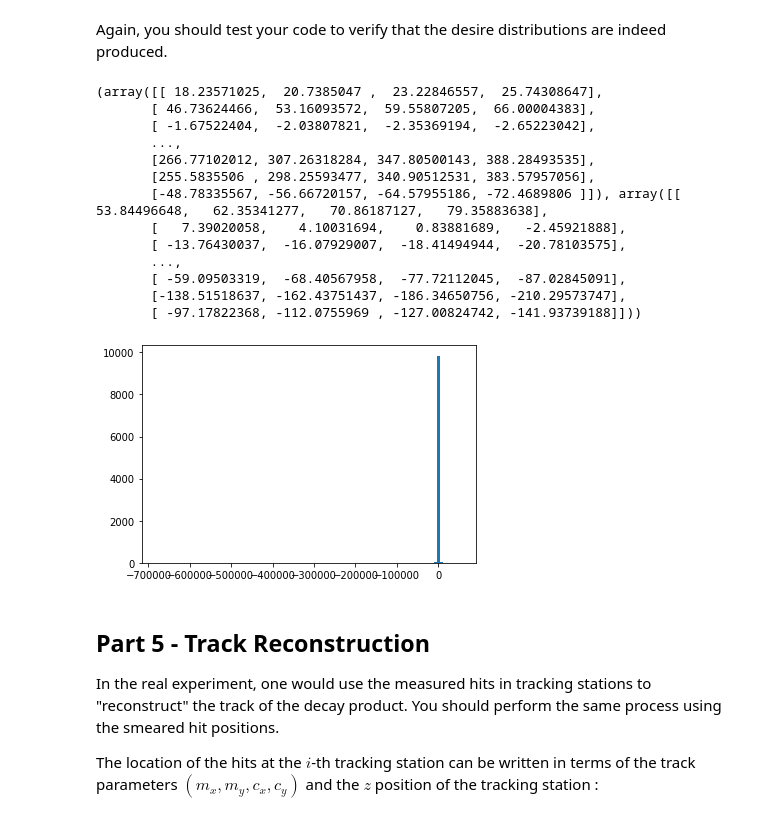
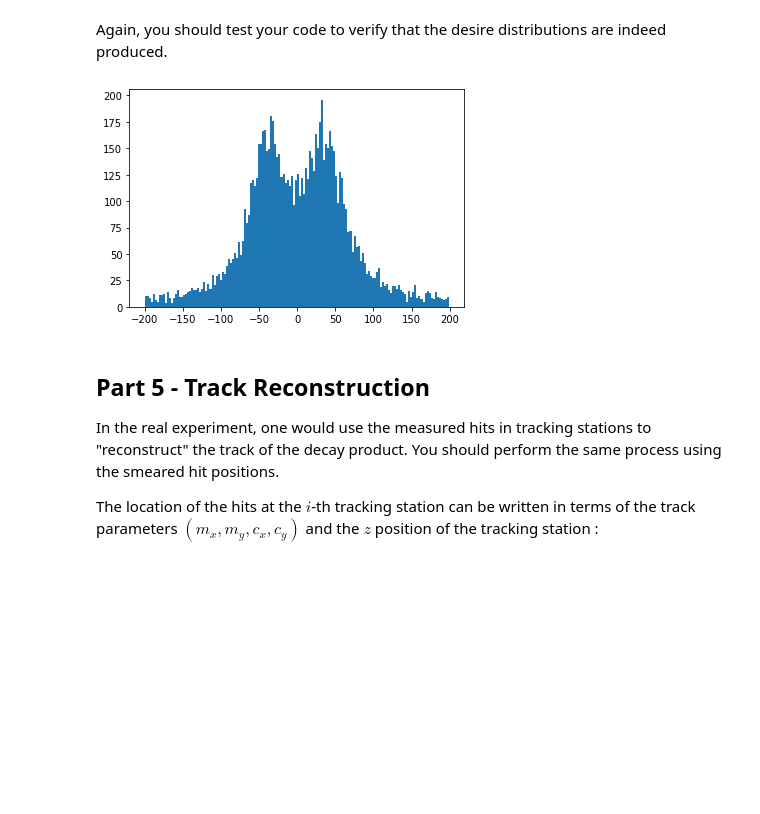
Before and after one commit to sam-you-ell/Computational-Physics, a Jupyter notebook: 3rd Year/Monte Carlo Sim/MonteCarlo.ipynb, the cells around one changed output. Saved outputs shown, nothing was run; the diff lists cells and outputs as text; code cells hidden in the pictures; blank space fills up the shorter version.

```diff
--- a/3rd Year/Monte Carlo Sim/MonteCarlo.ipynb
+++ b/3rd Year/Monte Carlo Sim/MonteCarlo.ipynb
@@ -276,33 +277,23 @@ Again, you should test your code to verify that the desire distributions are ind
 # %%
 # test code
 SmearParticles = DaughterParticle(2000, 50, 2.5e-3, 20000, 10e7)
-print(smear(track, SmearParticles))
 def part4_plots(Tracking, DaughterParticle):
     x, y= smear(Tracking, DaughterParticle)
     fig, ax = plt.subplots(1, 1)
-    data = x[:, 3]
-    ax.hist(data,  bins = 100)
+    x = x[:, 3]
+    y = y[:, 3]
+    xdata = x[(x >= -200) & (x <= 200)]
+
+    # ydata = y[(x >= -100) & (x <= 100)]
+    ax.hist(xdata,  bins = 150)
     # print(x[:, 0])
     # ax.hist2d(x[:, 2], y[:, 2], bins =100)
-    ax.set_xlim(-500, 500)
-    ax.set_ylim(-250, 250)
+    # ax.set_xlim(-500, 500)
+    # ax.set_ylim(-250, 250)
 
 part4_plots(track, SmearParticles)
 # %% [output]
-(array([[ 18.23571025,  20.7385047 ,  23.22846557,  25.74308647],
-       [ 46.73624466,  53.16093572,  59.55807205,  66.00004383],
-       [ -1.67522404,  -2.03807821,  -2.35369194,  -2.65223042],
-       ...,
-       [266.77102012, 307.26318284, 347.80500143, 388.28493535],
-       [255.5835506 , 298.25593477, 340.90512531, 383.57957056],
-       [-48.78335567, -56.66720157, -64.57955186, -72.4689806 ]]), array([[  53.84496648,   62.35341277,   70.86187127,   79.35883638],
-       [   7.39020058,    4.10031694,    0.83881689,   -2.45921888],
-       [ -13.76430037,  -16.07929007,  -18.41494944,  -20.78103575],
-       ...,
-       [ -59.09503319,  -68.40567958,  -77.72112045,  -87.02845091],
-       [-138.51518637, -162.43751437, -186.34650756, -210.29573747],
-       [ -97.17822368, -112.0755969 , -127.00824742, -141.93739188]]))
-[figure, old version]
+[figure, new version]
 # %% [markdown]
 ## Part 5 - Track Reconstruction
 
```
Also changed, not shown: parts of 4 cells of this notebook.
